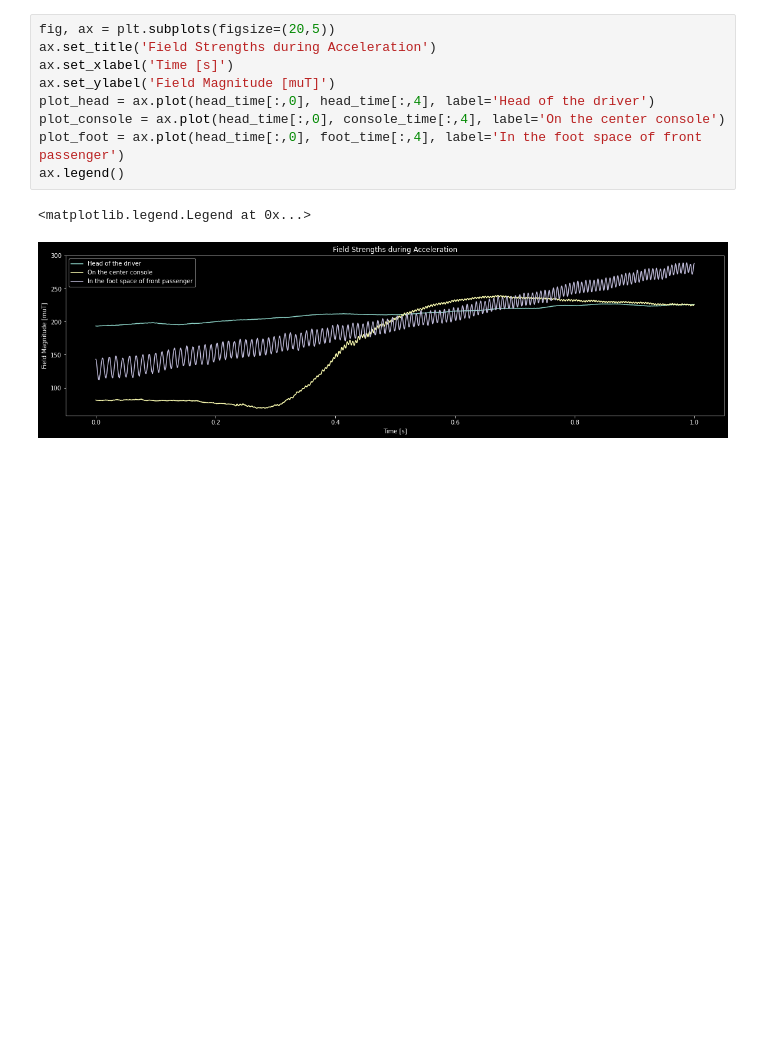
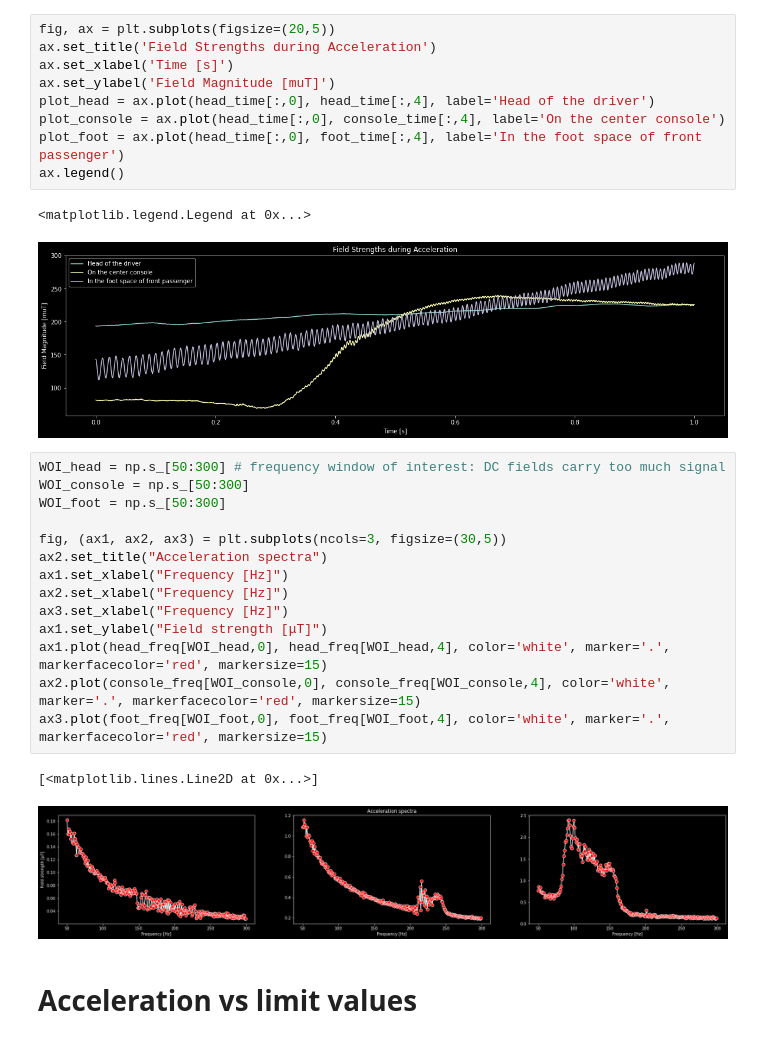
Before and after one commit to liopeer/EMFields, a Jupyter notebook: Body_interaction.ipynb, the cells around one changed output. Drawn from its saved outputs; the diff is of its cells as text; blank space fills up the shorter version.

Commit message:
added limit value measurements

```diff
--- a/Body_interaction.ipynb
+++ b/Body_interaction.ipynb
@@ -35,3 +36,22 @@ ax.legend()
 # %% [output]
 <matplotlib.legend.Legend at 0x...>
 [figure]
+# %%
+WOI_head = np.s_[50:300] # frequency window of interest: DC fields carry too much signal
+WOI_console = np.s_[50:300]
+WOI_foot = np.s_[50:300]
+
+fig, (ax1, ax2, ax3) = plt.subplots(ncols=3, figsize=(30,5))
+ax2.set_title("Acceleration spectra")
+ax1.set_xlabel("Frequency [Hz]")
+ax2.set_xlabel("Frequency [Hz]")
+ax3.set_xlabel("Frequency [Hz]")
+ax1.set_ylabel("Field strength [μT]")
+ax1.plot(head_freq[WOI_head,0], head_freq[WOI_head,4], color='white', marker='.', markerfacecolor='red', markersize=15)
+ax2.plot(console_freq[WOI_console,0], console_freq[WOI_console,4], color='white', marker='.', markerfacecolor='red', markersize=15)
+ax3.plot(foot_freq[WOI_foot,0], foot_freq[WOI_foot,4], color='white', marker='.', markerfacecolor='red', markersize=15)
+# %% [output]
+[<matplotlib.lines.Line2D at 0x...>]
+[figure, added]
+# %% [markdown]
+# Acceleration vs limit values
```
Also changed, not shown: parts of 7 cells of this notebook, 8 other files.
